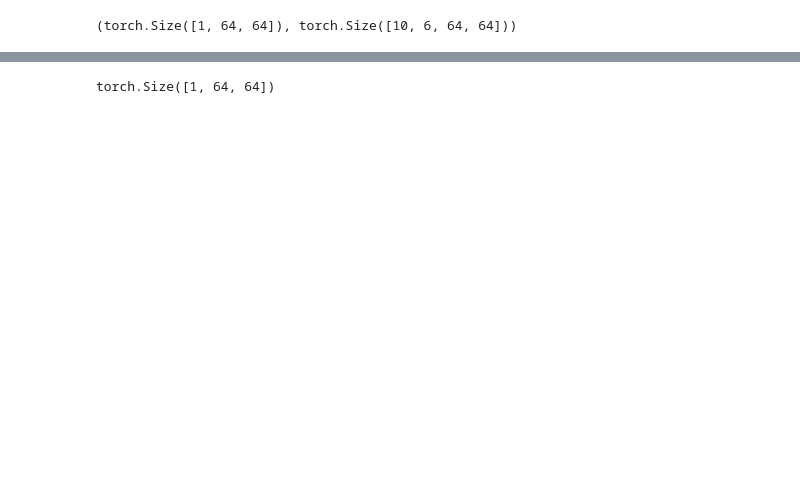
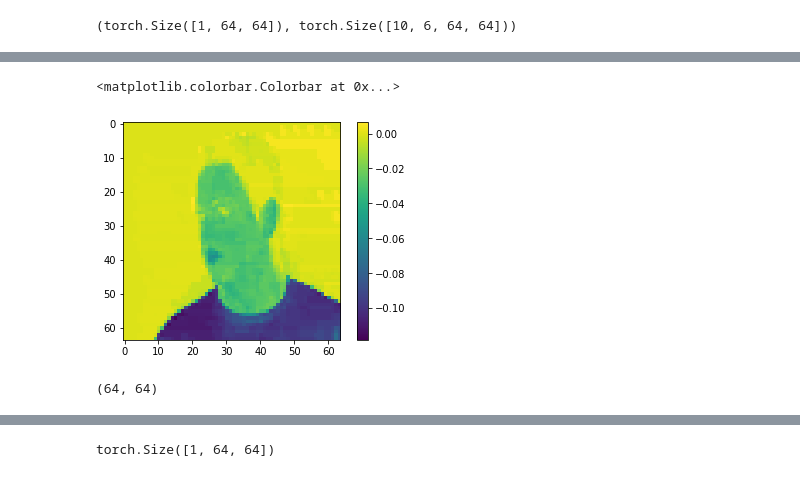
Before and after one commit to tbenst/glia, a Jupyter notebook: notebooks/debug.ipynb, the cells around one changed output, grey strips where cells are left out. Saved outputs shown, nothing was run; the diff lists cells and outputs as text; code cells hidden in the pictures; blank space fills up the shorter version.

```diff
--- a/notebooks/debug.ipynb
+++ b/notebooks/debug.ipynb
@@ -75,0 +111,10 @@ tensor(23.)
+# %%
+plt.imshow(image_dset[0].numpy()[0]-john_targets[0].numpy())
+plt.colorbar()
+# %% [output]
+<matplotlib.colorbar.Colorbar at 0x...>
+[figure, added]
+# %%
+john_targets[0].numpy().shape
+# %% [output]
+(64, 64)
```
Also changed, not shown: parts of 32 cells of this notebook, 6 other files.
